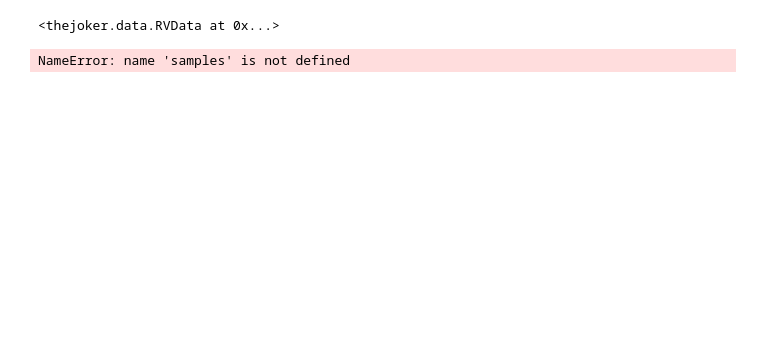
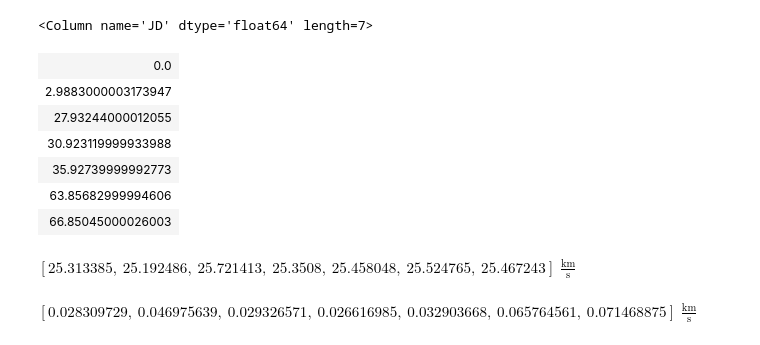
Before and after one commit to CodyDBrown/Binary-Search, a Jupyter notebook: Binary Search.ipynb, the cells around one changed output. Saved outputs shown, nothing was run; the diff lists cells and outputs as text; code cells hidden in the pictures; blank space fills up the shorter version.

```diff
--- a/Binary Search.ipynb
+++ b/Binary Search.ipynb
@@ -170,8 +108,19 @@ Holder = Table(fits.getdata('/home/cody/Binary Search/2M00061700-7710022/2M00061
-# %%
-data
-# %% [output]
-<thejoker.data.RVData at 0x...>
-# %%
-compute_likelihoods(samples)
-# %% [output]
-NameError: name 'samples' is not defined
+# %%
+Date
+# %% [output]
+<Column name='JD' dtype='float64' length=7>
+| 0.0 |
+| 2.9883000003173947 |
+| 27.93244000012055 |
+| 30.923119999933988 |
+| 35.92739999992773 |
+| 63.85682999994606 |
+| 66.85045000026003 |
+# %%
+RV
+# %% [output]
+$[25.313385,~25.192486,~25.721413,~25.3508,~25.458048,~25.524765,~25.467243] \; \mathrm{\frac{km}{s}}$
+# %%
+err
+# %% [output]
+$[0.028309729,~0.046975639,~0.029326571,~0.026616985,~0.032903668,~0.065764561,~0.071468875] \; \mathrm{\frac{km}{s}}$
```
Also changed, not shown: parts of 9 cells of this notebook, 6 other files.
